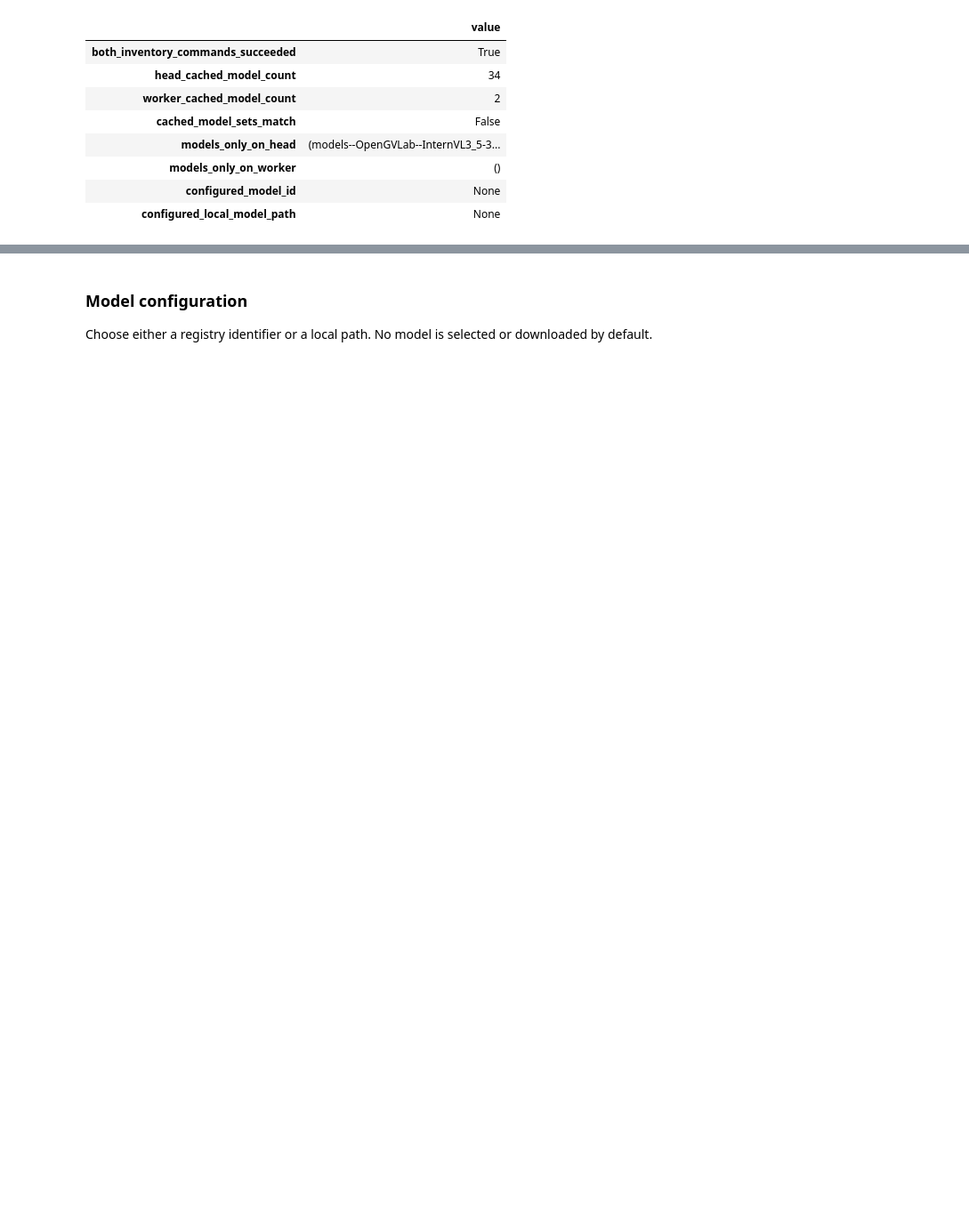
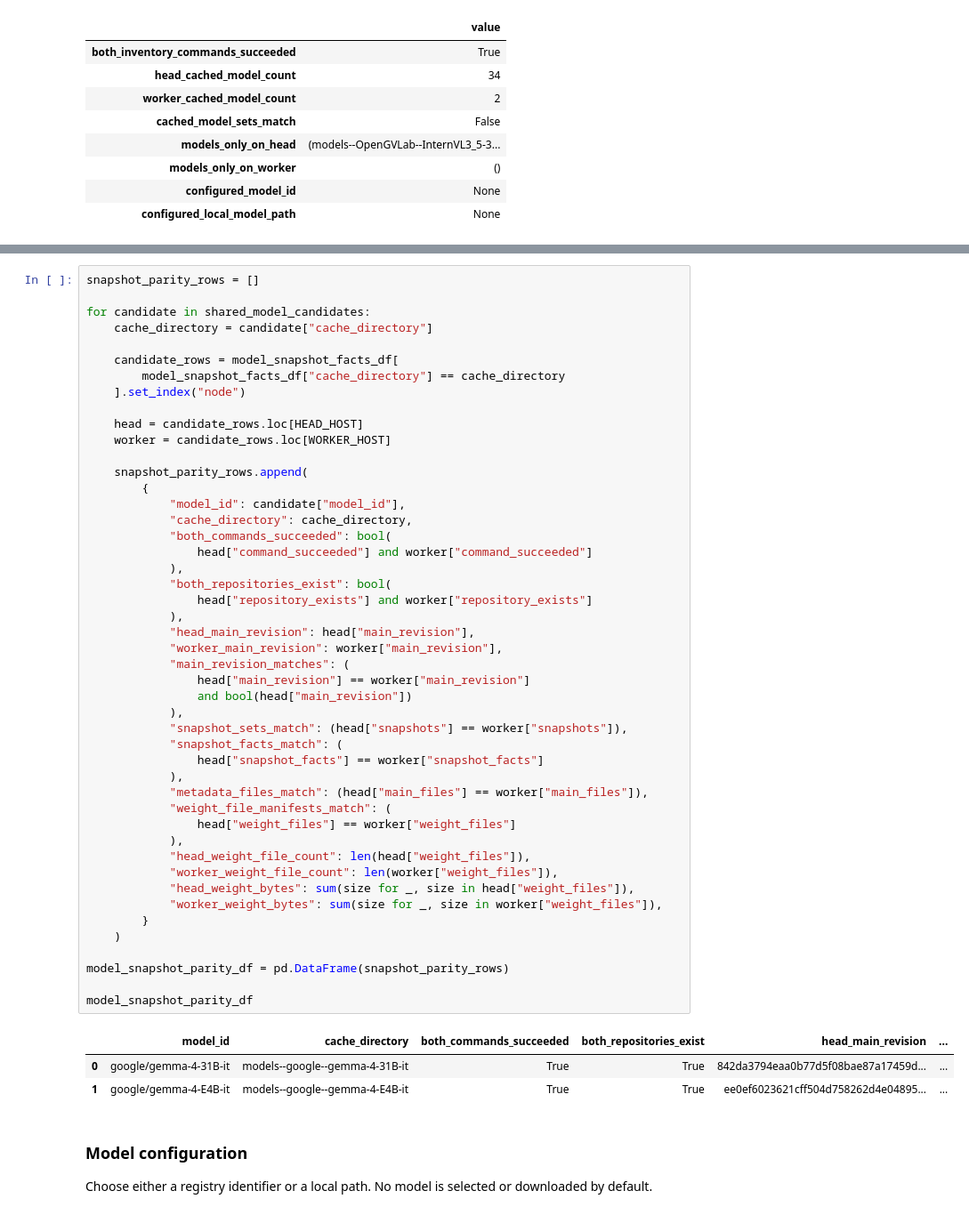
Before and after one commit to coert/dgx-spark-lab, a Jupyter notebook: experiments/01-distributed-inference/00-environment-and-model-baseline.ipynb, the cells around one changed output, grey strips where cells are left out. Shown at 89% size. Drawn from its saved outputs; the diff is of its cells as text; blank space fills up the shorter version.

```diff
--- a/experiments/01-distributed-inference/00-environment-and-model-baseline.ipynb
+++ b/experiments/01-distributed-inference/00-environment-and-model-baseline.ipynb
@@ -1838,3 +2219,54 @@ model_cache_comparison.to_frame()
+# %%
+snapshot_parity_rows = []
+
+for candidate in shared_model_candidates:
+    cache_directory = candidate["cache_directory"]
+
+    candidate_rows = model_snapshot_facts_df[
+        model_snapshot_facts_df["cache_directory"] == cache_directory
+    ].set_index("node")
+
+    head = candidate_rows.loc[HEAD_HOST]
+    worker = candidate_rows.loc[WORKER_HOST]
+
+    snapshot_parity_rows.append(
+        {
+            "model_id": candidate["model_id"],
+            "cache_directory": cache_directory,
+            "both_commands_succeeded": bool(
+                head["command_succeeded"] and worker["command_succeeded"]
+            ),
+            "both_repositories_exist": bool(
+                head["repository_exists"] and worker["repository_exists"]
+            ),
+            "head_main_revision": head["main_revision"],
+            "worker_main_revision": worker["main_revision"],
+            "main_revision_matches": (
+                head["main_revision"] == worker["main_revision"]
+                and bool(head["main_revision"])
+            ),
+            "snapshot_sets_match": (head["snapshots"] == worker["snapshots"]),
+            "snapshot_facts_match": (
+                head["snapshot_facts"] == worker["snapshot_facts"]
+            ),
+            "metadata_files_match": (head["main_files"] == worker["main_files"]),
+            "weight_file_manifests_match": (
+                head["weight_files"] == worker["weight_files"]
+            ),
+            "head_weight_file_count": len(head["weight_files"]),
+            "worker_weight_file_count": len(worker["weight_files"]),
+            "head_weight_bytes": sum(size for _, size in head["weight_files"]),
+            "worker_weight_bytes": sum(size for _, size in worker["weight_files"]),
+        }
+    )
+
+model_snapshot_parity_df = pd.DataFrame(snapshot_parity_rows)
+
+model_snapshot_parity_df
+# %% [output]
+|  | model_id | cache_directory | both_commands_succeeded | both_repositories_exist | head_main_revision | ... |
+| 0 | google/gemma-4-31B-it | models--google--gemma-4-31B-it | True | True | 842da3794eaa0b77d5f08bae87a17459d... | ... |
+| 1 | google/gemma-4-E4B-it | models--google--gemma-4-E4B-it | True | True | ee0ef6023621cff504d758262d4e04895... | ... |
 # %% [markdown]
 ### Model configuration
 
```
Also changed, not shown: parts of 10 cells of this notebook.
